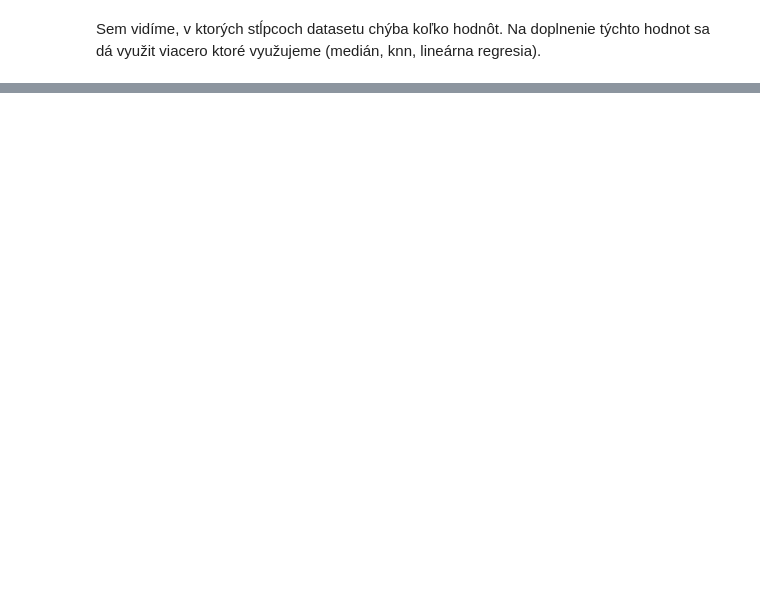
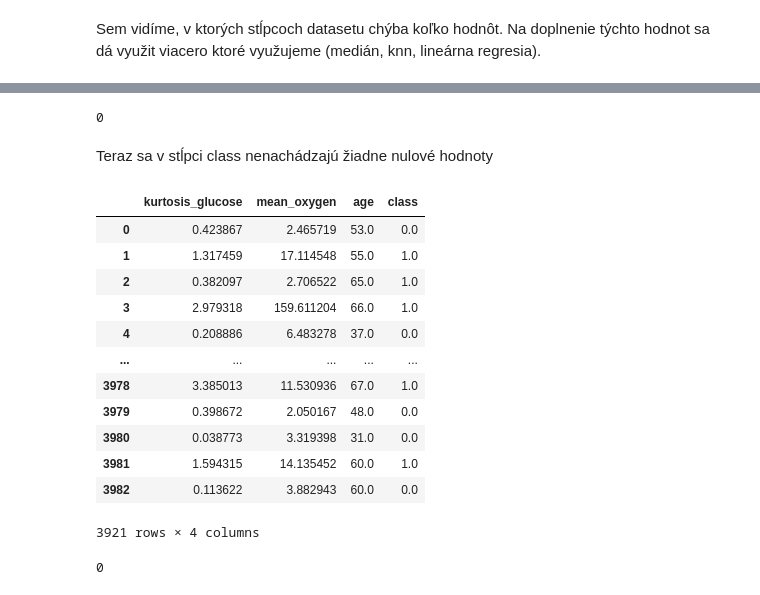
Before and after one commit to SzMatej/IAU_2020-2021, a Jupyter notebook: Project_phase_2.ipynb, the cells around one changed output, grey strips where cells are left out. Cells and saved outputs as stored; diff of their text form; code cells hidden in the pictures; blank space fills up the shorter version.

```diff
--- a/Project_phase_2.ipynb
+++ b/Project_phase_2.ipynb
@@ -515,0 +514,30 @@ array(['United-States', nan, 'Poland', 'Hungary', 'Dominican-Republic',
+# %%
+def clear_nan(data):
+    if data['class'].isnull().sum() > 0:
+            data.dropna(subset=['class'], inplace=True)
+    return data
+
+data = clear_nan(data)
+# %%
+print(len(data[(data['class'].isnull())]))
+# %% [output]
+0
+# %% [markdown]
+Teraz sa v stĺpci class nenachádzajú žiadne nulové hodnoty
+# %%
+df = data[['kurtosis_glucose', 'mean_oxygen', 'age', 'class']]
+df
+# %% [output]
+|  | kurtosis_glucose | mean_oxygen | age | class |
+| 0 | 0.423867 | 2.465719 | 53.0 | 0.0 |
+| 1 | 1.317459 | 17.114548 | 55.0 | 1.0 |
+| 2 | 0.382097 | 2.706522 | 65.0 | 1.0 |
+| 3 | 2.979318 | 159.611204 | 66.0 | 1.0 |
+| 4 | 0.208886 | 6.483278 | 37.0 | 0.0 |
+| ... | ... | ... | ... | ... |
+| 3978 | 3.385013 | 11.530936 | 67.0 | 1.0 |
+| 3979 | 0.398672 | 2.050167 | 48.0 | 0.0 |
+| 3980 | 0.038773 | 3.319398 | 31.0 | 0.0 |
+| 3981 | 1.594315 | 14.135452 | 60.0 | 1.0 |
+| 3982 | 0.113622 | 3.882943 | 60.0 | 0.0 |
+3921 rows × 4 columns
@@ -515,0 +564,4 @@ array(['United-States', nan, 'Poland', 'Hungary', 'Dominican-Republic',
+# %%
+print(len(data[(data['kurtosis_glucose'].isnull())]))
+# %% [output]
+0
```
Also changed, not shown: parts of 95 cells of this notebook.
